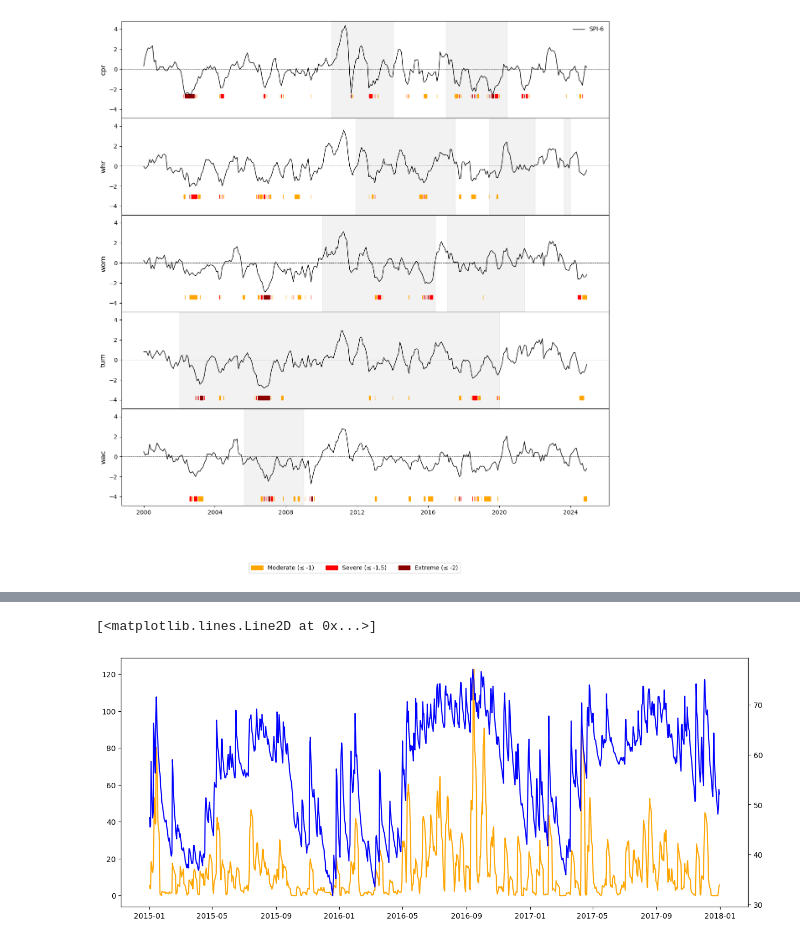
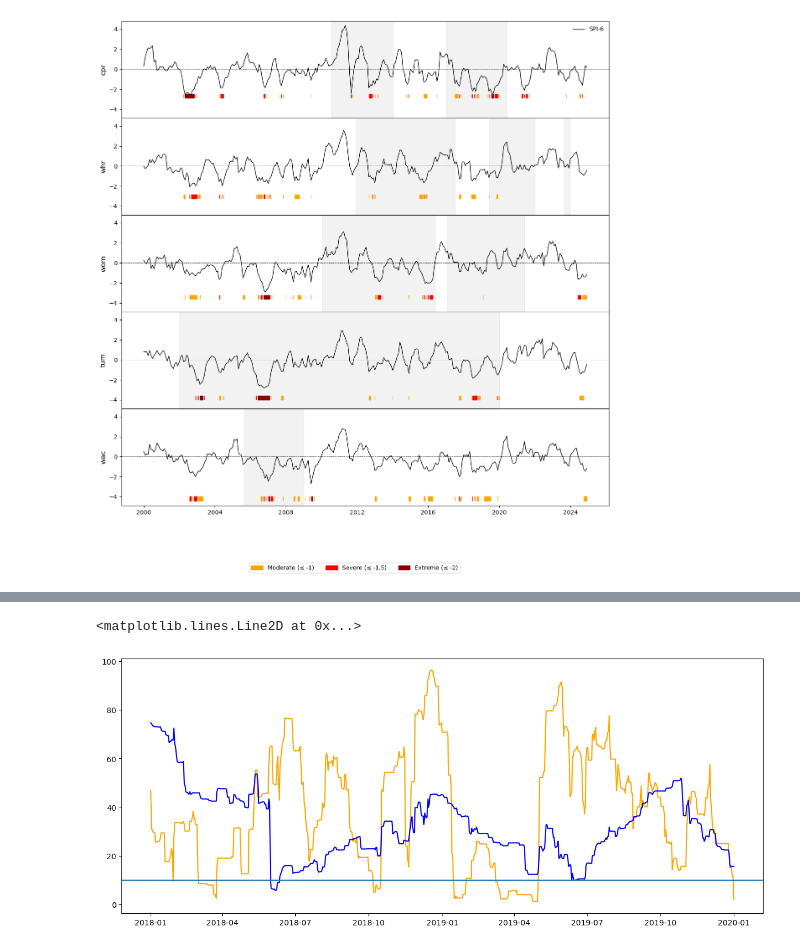
Before and after one commit to joephelps/PhD, a Jupyter notebook: notebooks/drought_plots.ipynb, the cells around one changed output, grey strips where cells are left out. Saved outputs shown, nothing was run; the diff lists cells and outputs as text; code cells hidden in the pictures.

```diff
--- a/notebooks/drought_plots.ipynb
+++ b/notebooks/drought_plots.ipynb
@@ -138,6 +138,6 @@ sw_indices_D['date'] = pd.to_datetime(sw_indices_D['date'])
 sw_indices_D.set_index('date', inplace=True)
 sw_indices_D.drop(columns=['Unnamed: 0'], inplace=True)
 
-drought_indices_M = load_drought_indices('wom')[0]
-drought_indices_D = load_drought_indices('wom')[1]
+drought_indices_M = load_drought_indices('whr')[0]
+drought_indices_D = load_drought_indices('whr')[1]
 # %%
@@ -196,23 +200,28 @@ plt.scatter(spei12, swi12)
 # %%
+
+start_date ='2018-01-01'
+end_date = '2020-01-01'
 
 ### DAILY INDICES
 
 time_D = drought_indices_D.loc[start_date:end_date].index
 api7 = drought_indices_D.loc[start_date:end_date]['API_7']
 api30 = drought_indices_D.loc[start_date:end_date]['API_30']
 ri180 = drought_indices_D.loc[start_date:end_date]['RI_180']
 ri365 = drought_indices_D.loc[start_date:end_date]['RI_365']
+ri_30= drought_indices_D.loc[start_date:end_date]['RI_30']
 
 sw = 180 * sw_indices_D.loc[start_date:end_date]['swvl1']
 sw_anom_D = sw_indices_D.loc[start_date:end_date]['SW_anom']
 swi180 = sw_indices_D.loc[start_date:end_date]['SWI_1_180']
 
 fig, ax = plt.subplots(figsize=(15, 6))
-ax.plot(time_D, api7, label='RI 180-day', color='orange')
+ax.plot(time_D, ri_30, color='orange')
+ax.plot(time_D, ri180, color='blue')
+ax.axhline(10)
 
-ax2 = ax.twinx()
-ax2.plot(time_D, sw, label='SW', color='blue')
+
 #ax2.plot(time, ri365, label='RI 365-day', color='purple')
 # %% [output]
-[<matplotlib.lines.Line2D at 0x...>]
+<matplotlib.lines.Line2D at 0x...>
-[figure, old version]
+[figure, new version]
```
Also changed, not shown: parts of 2 cells of this notebook, 2 other files.
